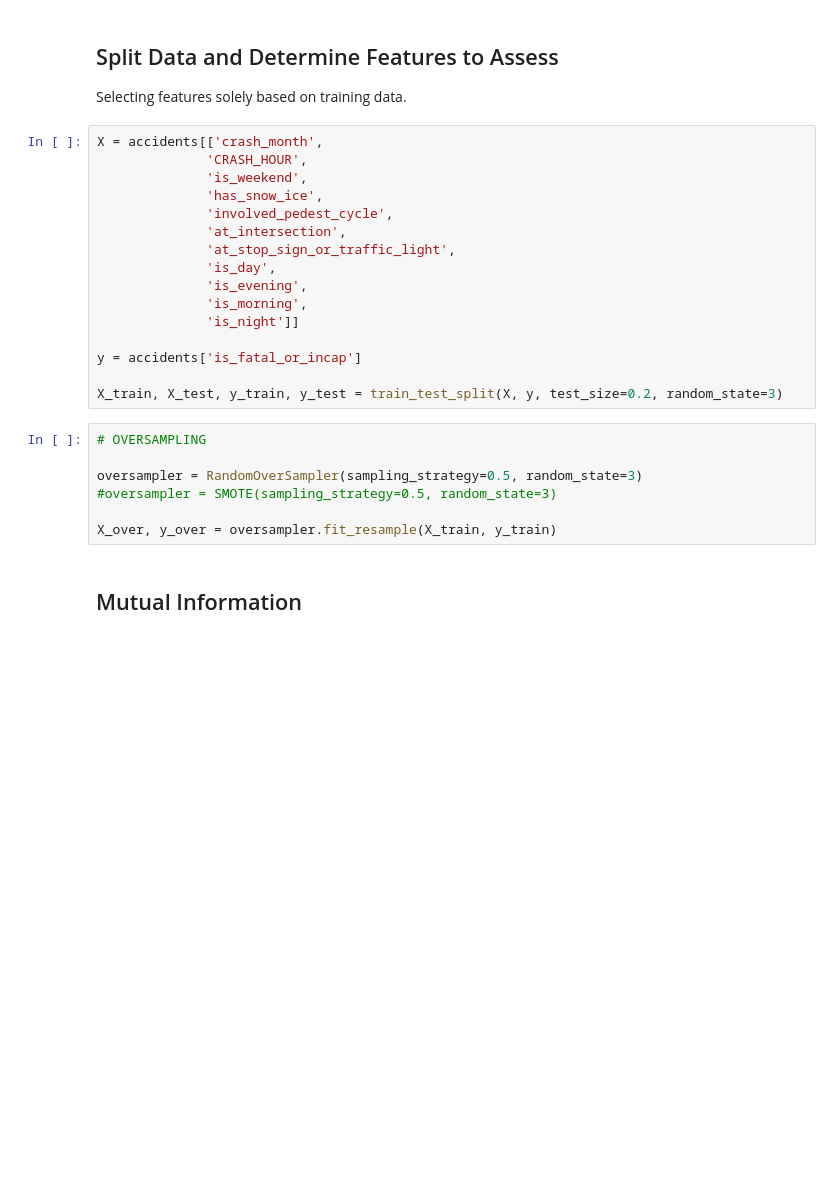
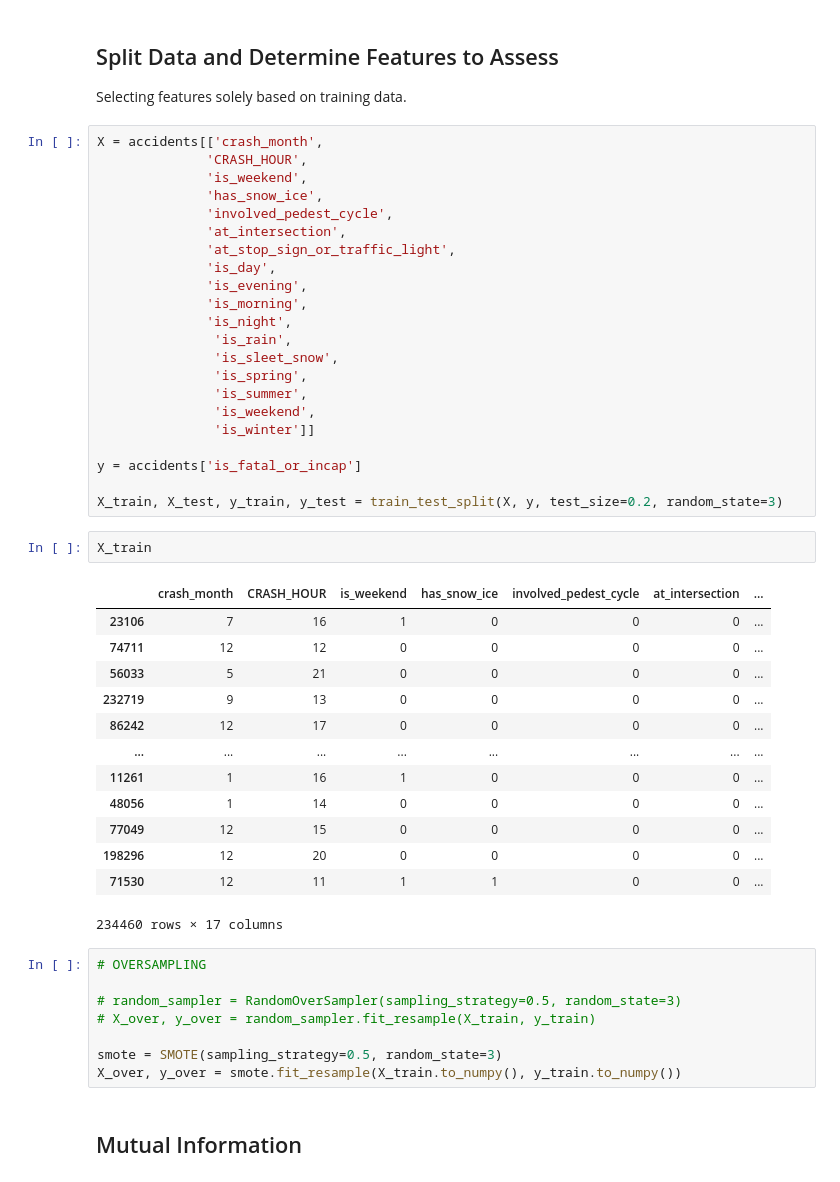
Before and after one commit to Morgan-Sell/chicago-traffic-safety, a Jupyter notebook: feature_selection.ipynb, the cells around one changed output. Drawn from its saved outputs; the diff is of its cells as text; blank space fills up the shorter version.

```diff
--- a/feature_selection.ipynb
+++ b/feature_selection.ipynb
@@ -38,18 +77,41 @@ X = accidents[['crash_month',
               'is_day',
               'is_evening',
               'is_morning',
-              'is_night']]
+              'is_night',
+               'is_rain',
+               'is_sleet_snow',
+               'is_spring',
+               'is_summer',
+               'is_weekend',
+               'is_winter']]
 
 y = accidents['is_fatal_or_incap']
 
 X_train, X_test, y_train, y_test = train_test_split(X, y, test_size=0.2, random_state=3)
+# %%
+X_train
+# %% [output]
+|  | crash_month | CRASH_HOUR | is_weekend | has_snow_ice | involved_pedest_cycle | at_intersection | ... |
+| 23106 | 7 | 16 | 1 | 0 | 0 | 0 | ... |
+| 74711 | 12 | 12 | 0 | 0 | 0 | 0 | ... |
+| 56033 | 5 | 21 | 0 | 0 | 0 | 0 | ... |
+| 232719 | 9 | 13 | 0 | 0 | 0 | 0 | ... |
+| 86242 | 12 | 17 | 0 | 0 | 0 | 0 | ... |
+| ... | ... | ... | ... | ... | ... | ... | ... |
+| 11261 | 1 | 16 | 1 | 0 | 0 | 0 | ... |
+| 48056 | 1 | 14 | 0 | 0 | 0 | 0 | ... |
+| 77049 | 12 | 15 | 0 | 0 | 0 | 0 | ... |
+| 198296 | 12 | 20 | 0 | 0 | 0 | 0 | ... |
+| 71530 | 12 | 11 | 1 | 1 | 0 | 0 | ... |
+234460 rows × 17 columns
 # %%
 # OVERSAMPLING
 
-oversampler = RandomOverSampler(sampling_strategy=0.5, random_state=3)
-#oversampler = SMOTE(sampling_strategy=0.5, random_state=3)
+# random_sampler = RandomOverSampler(sampling_strategy=0.5, random_state=3)
+# X_over, y_over = random_sampler.fit_resample(X_train, y_train)
 
-X_over, y_over = oversampler.fit_resample(X_train, y_train)
+smote = SMOTE(sampling_strategy=0.5, random_state=3)
+X_over, y_over = smote.fit_resample(X_train.to_numpy(), y_train.to_numpy())
 # %% [markdown]
 ## Mutual Information
 # %%
```
Also changed, not shown: parts of 6 cells of this notebook, 1 other file.
